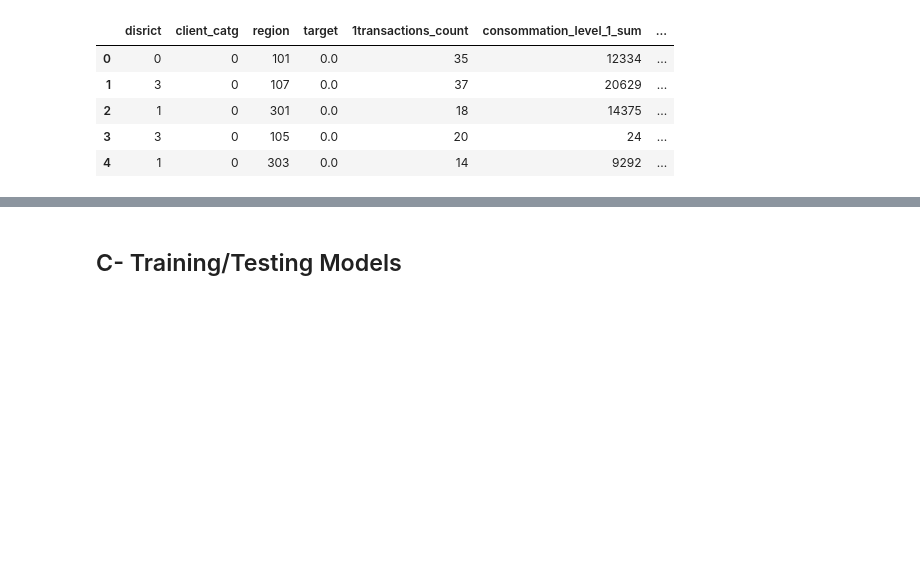
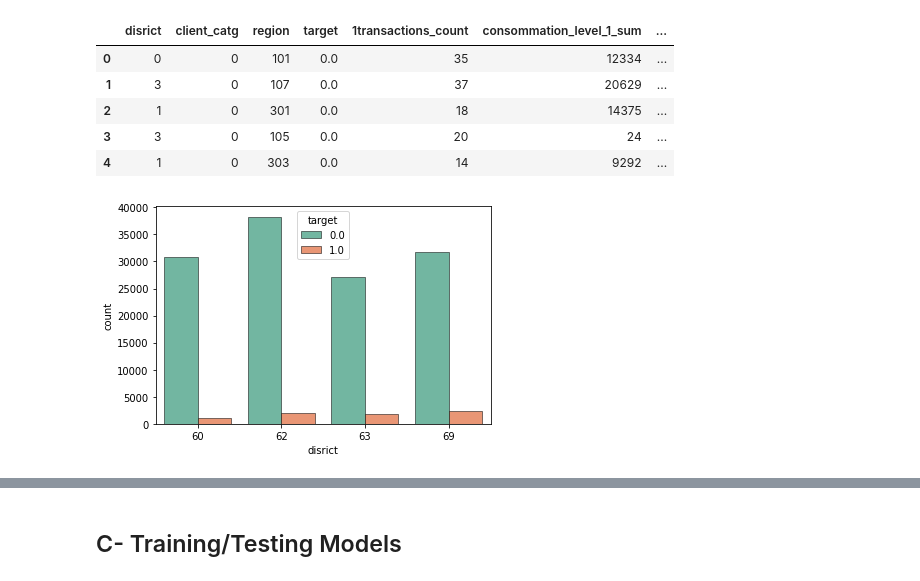
Before and after one commit to ahmedlila/Machine-Learning-Course-Tasks, a Jupyter notebook: Project1_FraudDetectionChallenge.ipynb, the cells around one changed output, grey strips where cells are left out. Cells and saved outputs as stored; diff of their text form; code cells hidden in the pictures; blank space fills up the shorter version.

```diff
--- a/Project1_FraudDetectionChallenge.ipynb
+++ b/Project1_FraudDetectionChallenge.ipynb
@@ -355,3 +465,7 @@ train.head()
 | 2 | 1 | 0 | 301 | 0.0 | 18 | 14375 | ... |
 | 3 | 3 | 0 | 105 | 0.0 | 20 | 24 | ... |
 | 4 | 1 | 0 | 303 | 0.0 | 14 | 9292 | ... |
+# %%
+sns.countplot(x='disrict',data=train_client,hue= 'target', palette='Set2', linewidth=0.5, edgecolor='black');
+# %% [output]
+[figure, added]
```
Also changed, not shown: parts of 74 cells of this notebook.
